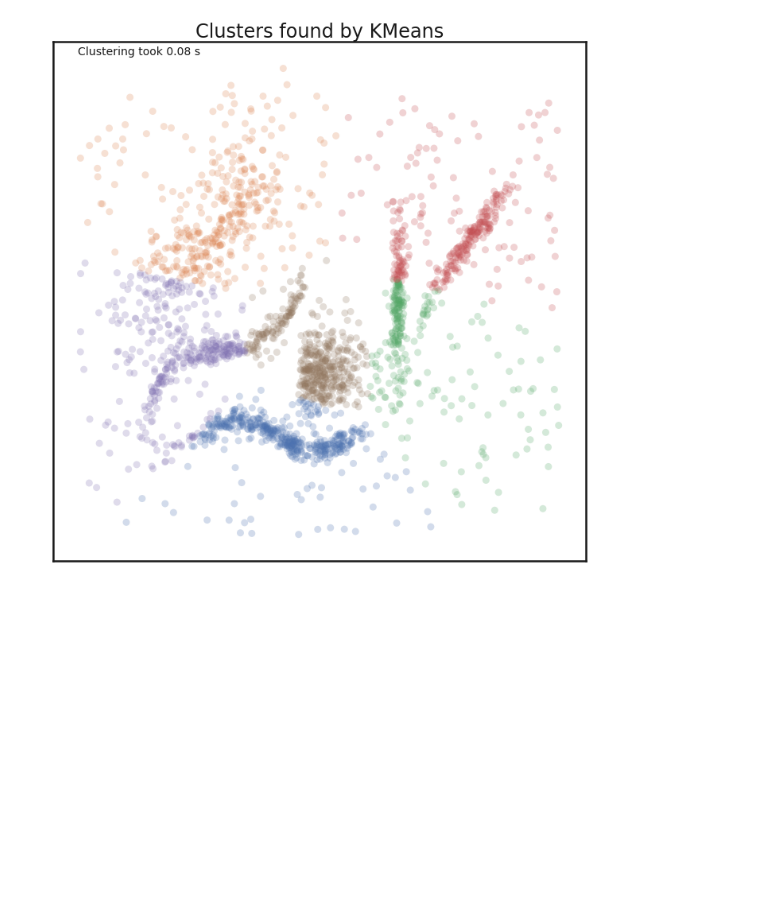
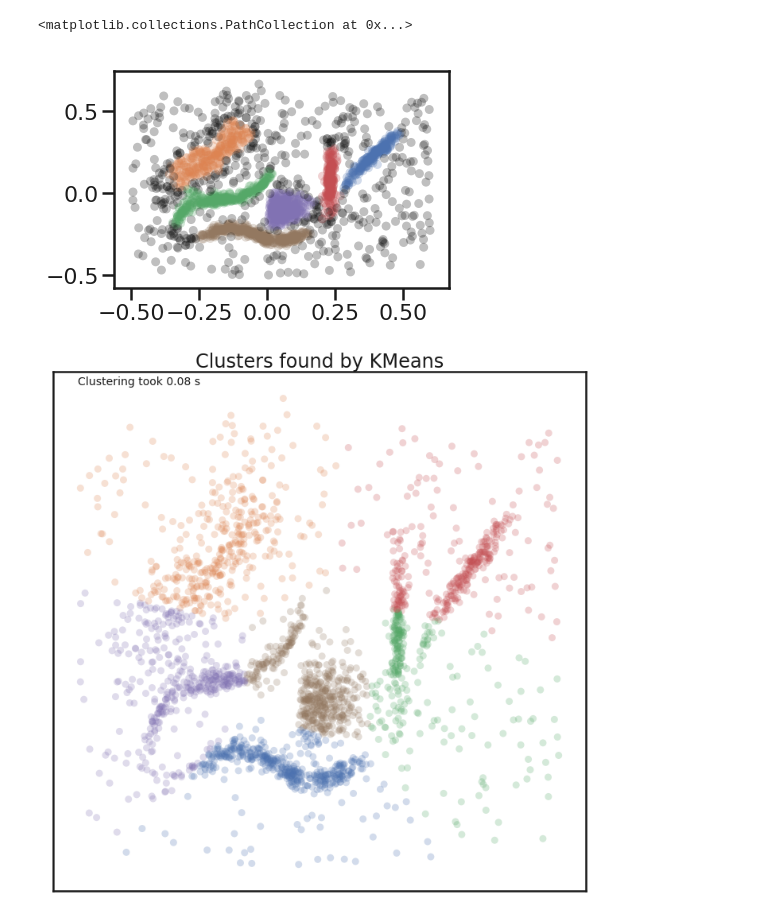
Before and after one commit to slotbite/Jupyter-Notebook, a Jupyter notebook: Modelos/Segmentacion de clientes/hdbscan.ipynb, the cells around one changed output. Drawn from its saved outputs; the diff is of its cells as text; code cells hidden in the pictures; blank space fills up the shorter version.

```diff
--- a/Modelos/Segmentacion de clientes/hdbscan.ipynb
+++ b/Modelos/Segmentacion de clientes/hdbscan.ipynb
@@ -22,3 +84,14 @@ frame.axes.get_yaxis().set_visible(False)
+# %%
+kwds = {'min_cluster_size':15 , 'min_samples':120 , 'alpha':500.9}
+
+
+labels = hdbscan.HDBSCAN(min_cluster_size=15 ).fit_predict(data)
+palette = sns.color_palette('deep', np.unique(labels).max() + 1)
+colors = [palette[x] if x >= 0 else (0.0, 0.0, 0.0) for x in labels]
+plt.scatter(data.T[0], data.T[1], c=colors, **plot_kwds)
+# %% [output]
+<matplotlib.collections.PathCollection at 0x...>
+[figure, added]
 # %%
 def plot_clusters(data, algorithm, args, kwds):
     start_time = time.time()
```
Also changed, not shown: parts of 11 cells of this notebook, 2 other files.
